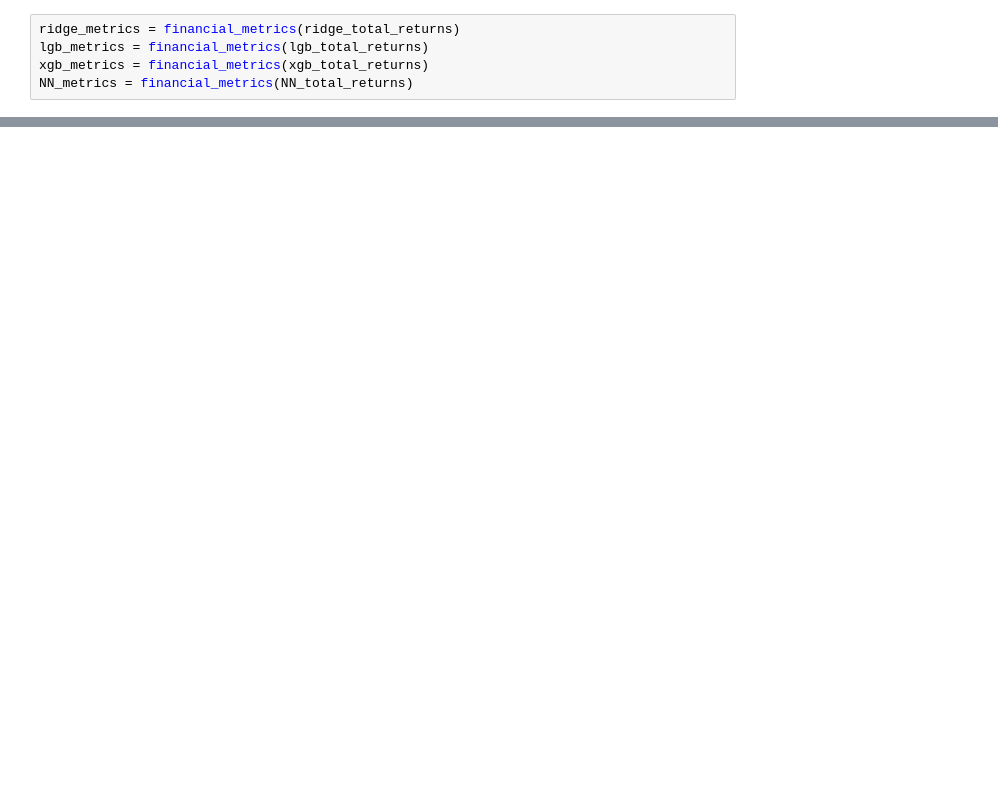
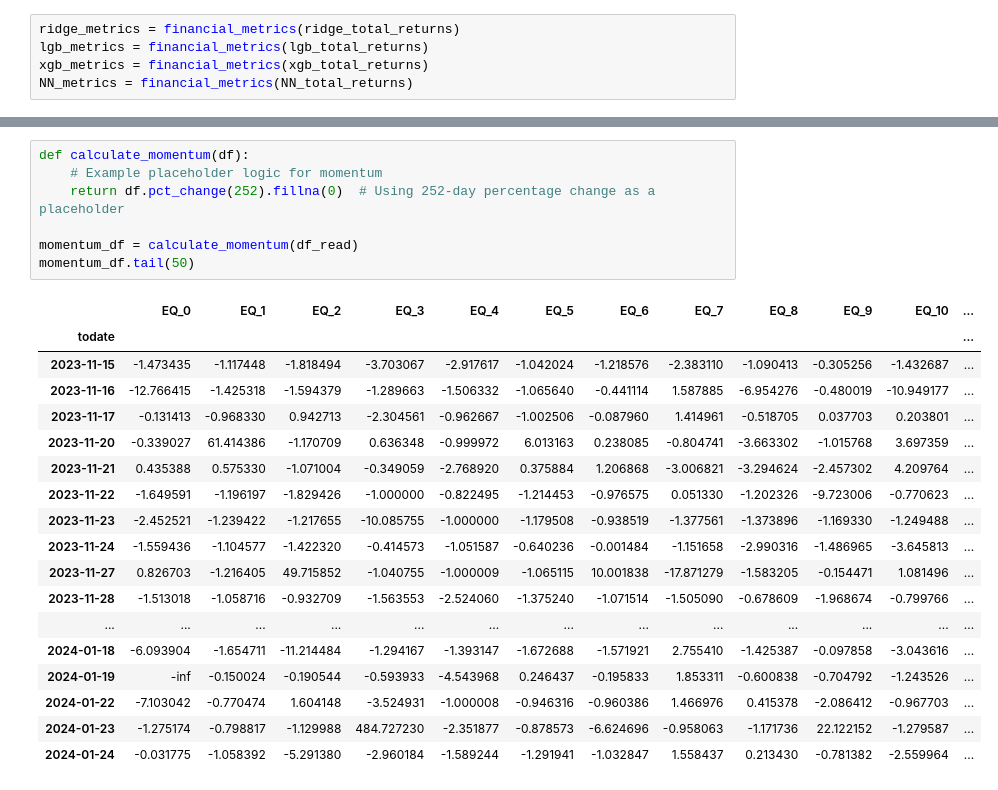
Before and after one commit to OscarAzrak/Master-thesis, a Jupyter notebook: Files/Codes.ipynb, the cells around one changed output, grey strips where cells are left out. Saved outputs shown, nothing was run; the diff lists cells and outputs as text; blank space fills up the shorter version.

```diff
--- a/Files/Codes.ipynb
+++ b/Files/Codes.ipynb
@@ -404,0 +443,26 @@ benchmark_weights.tail(1000)
+# %%
+def calculate_momentum(df):
+    # Example placeholder logic for momentum
+    return df.pct_change(252).fillna(0)  # Using 252-day percentage change as a placeholder
+
+momentum_df = calculate_momentum(df_read)
+momentum_df.tail(50)
+# %% [output]
+|  | EQ_0 | EQ_1 | EQ_2 | EQ_3 | EQ_4 | EQ_5 | EQ_6 | EQ_7 | EQ_8 | EQ_9 | EQ_10 | ... |
+| todate |  |  |  |  |  |  |  |  |  |  |  | ... |
+| 2023-11-15 | -1.473435 | -1.117448 | -1.818494 | -3.703067 | -2.917617 | -1.042024 | -1.218576 | -2.383110 | -1.090413 | -0.305256 | -1.432687 | ... |
+| 2023-11-16 | -12.766415 | -1.425318 | -1.594379 | -1.289663 | -1.506332 | -1.065640 | -0.441114 | 1.587885 | -6.954276 | -0.480019 | -10.949177 | ... |
+| 2023-11-17 | -0.131413 | -0.968330 | 0.942713 | -2.304561 | -0.962667 | -1.002506 | -0.087960 | 1.414961 | -0.518705 | 0.037703 | 0.203801 | ... |
+| 2023-11-20 | -0.339027 | 61.414386 | -1.170709 | 0.636348 | -0.999972 | 6.013163 | 0.238085 | -0.804741 | -3.663302 | -1.015768 | 3.697359 | ... |
+| 2023-11-21 | 0.435388 | 0.575330 | -1.071004 | -0.349059 | -2.768920 | 0.375884 | 1.206868 | -3.006821 | -3.294624 | -2.457302 | 4.209764 | ... |
+| 2023-11-22 | -1.649591 | -1.196197 | -1.829426 | -1.000000 | -0.822495 | -1.214453 | -0.976575 | 0.051330 | -1.202326 | -9.723006 | -0.770623 | ... |
+| 2023-11-23 | -2.452521 | -1.239422 | -1.217655 | -10.085755 | -1.000000 | -1.179508 | -0.938519 | -1.377561 | -1.373896 | -1.169330 | -1.249488 | ... |
+| 2023-11-24 | -1.559436 | -1.104577 | -1.422320 | -0.414573 | -1.051587 | -0.640236 | -0.001484 | -1.151658 | -2.990316 | -1.486965 | -3.645813 | ... |
+| 2023-11-27 | 0.826703 | -1.216405 | 49.715852 | -1.040755 | -1.000009 | -1.065115 | 10.001838 | -17.871279 | -1.583205 | -0.154471 | 1.081496 | ... |
+| 2023-11-28 | -1.513018 | -1.058716 | -0.932709 | -1.563553 | -2.524060 | -1.375240 | -1.071514 | -1.505090 | -0.678609 | -1.968674 | -0.799766 | ... |
+| ... | ... | ... | ... | ... | ... | ... | ... | ... | ... | ... | ... | ... |
+| 2024-01-18 | -6.093904 | -1.654711 | -11.214484 | -1.294167 | -1.393147 | -1.672688 | -1.571921 | 2.755410 | -1.425387 | -0.097858 | -3.043616 | ... |
+| 2024-01-19 | -inf | -0.150024 | -0.190544 | -0.593933 | -4.543968 | 0.246437 | -0.195833 | 1.853311 | -0.600838 | -0.704792 | -1.243526 | ... |
+| 2024-01-22 | -7.103042 | -0.770474 | 1.604148 | -3.524931 | -1.000008 | -0.946316 | -0.960386 | 1.466976 | 0.415378 | -2.086412 | -0.967703 | ... |
+| 2024-01-23 | -1.275174 | -0.798817 | -1.129988 | 484.727230 | -2.351877 | -0.878573 | -6.624696 | -0.958063 | -1.171736 | 22.122152 | -1.279587 | ... |
+| 2024-01-24 | -0.031775 | -1.058392 | -5.291380 | -2.960184 | -1.589244 | -1.291941 | -1.032847 | 1.558437 | 0.213430 | -0.781382 | -2.559964 | ... |
```
Also changed, not shown: parts of 12 cells of this notebook.
